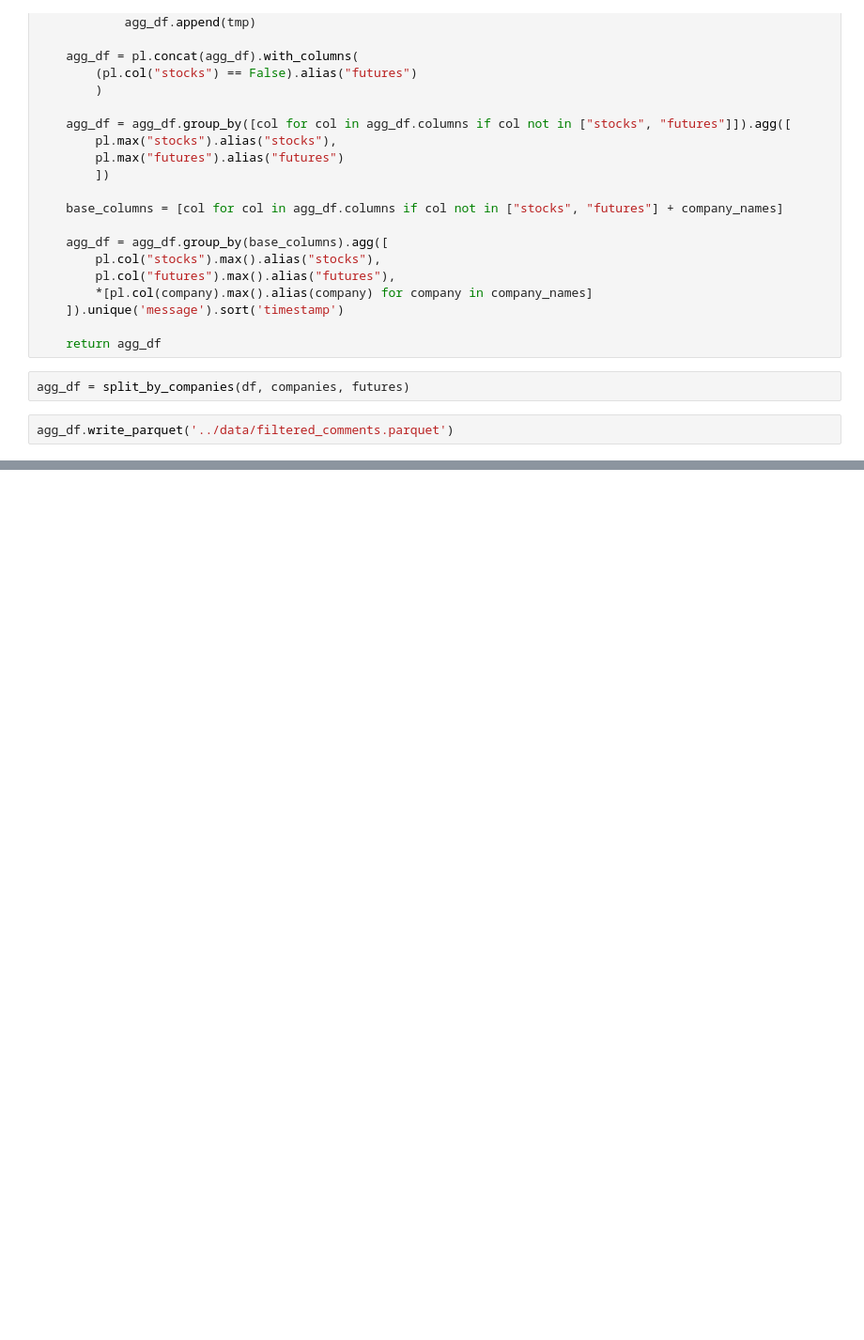
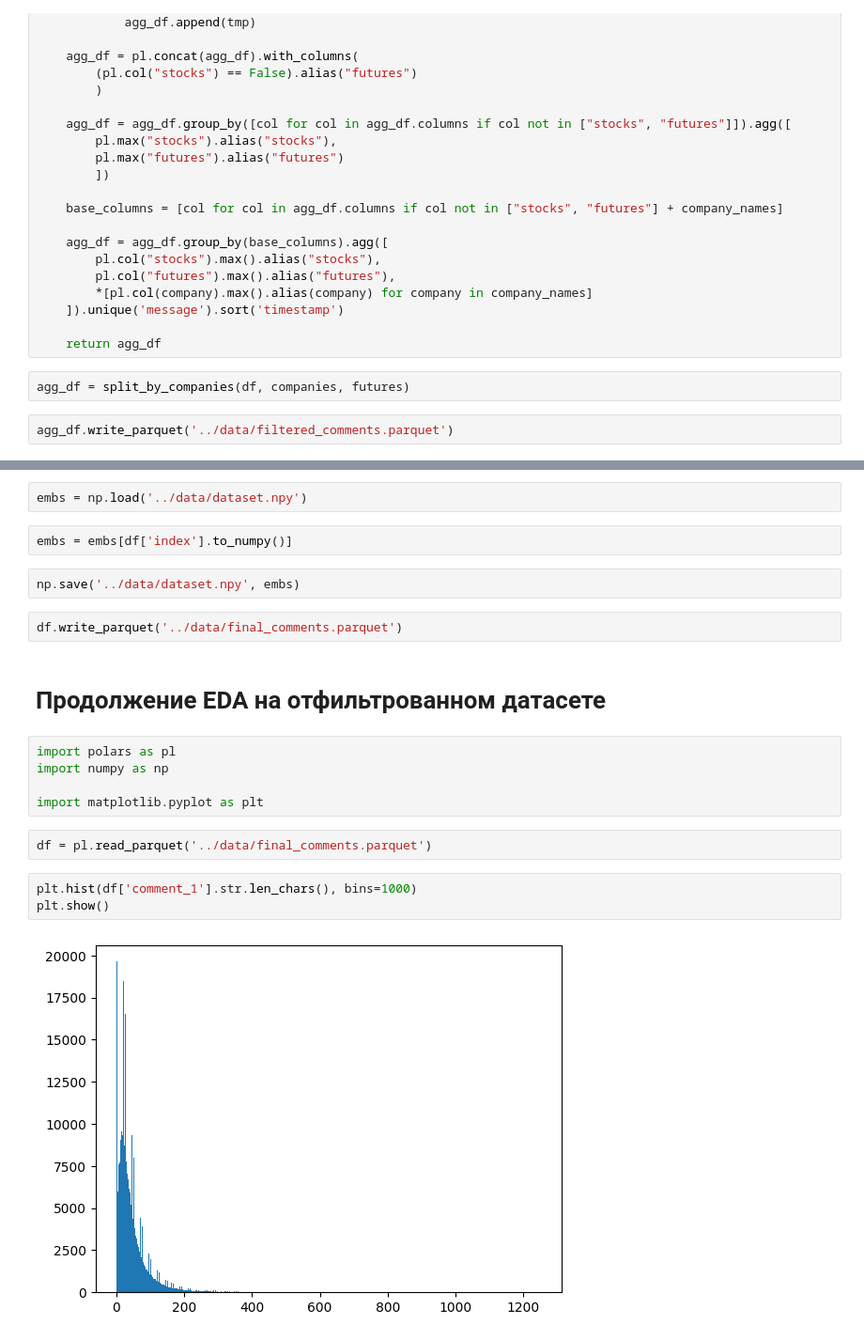
Before and after one commit to BorisenkoGeorgy/Stock_forecast_with_investors_sentiment, a Jupyter notebook: notebooks/preprocessing.ipynb, the cells around one changed output, grey strips where cells are left out. Shown at 94% size. Cells and saved outputs as stored; diff of their text form; blank space fills up the shorter version.

```diff
--- a/notebooks/preprocessing.ipynb
+++ b/notebooks/preprocessing.ipynb
@@ -72,0 +133,22 @@ agg_df.write_parquet('../data/filtered_comments.parquet')
+# %%
+embs = np.load('../data/dataset.npy')
+# %%
+embs = embs[df['index'].to_numpy()]
+# %%
+np.save('../data/dataset.npy', embs)
+# %%
+df.write_parquet('../data/final_comments.parquet')
+# %% [markdown]
+# Продолжение EDA на отфильтрованном датасете
+# %%
+import polars as pl
+import numpy as np
+
+import matplotlib.pyplot as plt
+# %%
+df = pl.read_parquet('../data/final_comments.parquet')
+# %%
+plt.hist(df['comment_1'].str.len_chars(), bins=1000)
+plt.show()
+# %% [output]
+[figure, added]
```
Also changed, not shown: parts of 17 cells of this notebook, 2 other files.
